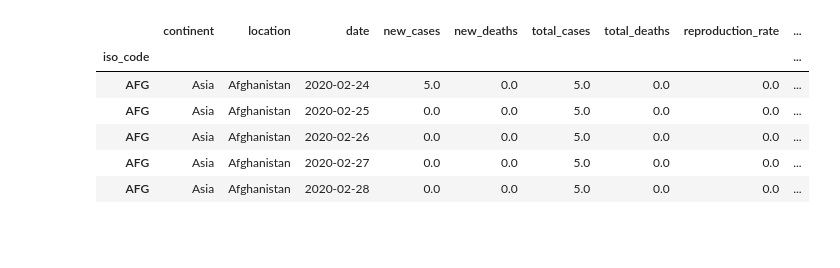
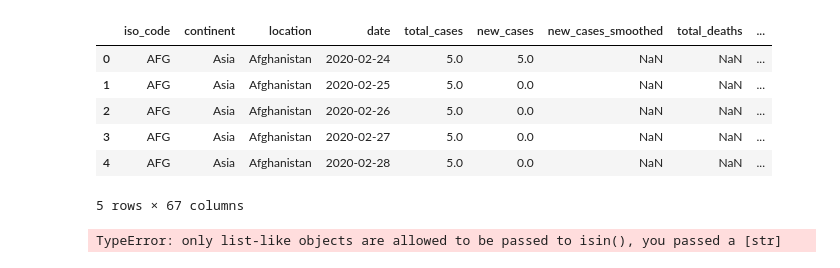
Before and after one commit to ajdelcarpiogom/FinalProject, a Jupyter notebook: Top_5_covid-19_countries.ipynb, the cells around one changed output. Saved outputs shown, nothing was run; the diff lists cells and outputs as text; code cells hidden in the pictures; blank space fills up the shorter version.

```diff
--- a/Top_5_covid-19_countries.ipynb
+++ b/Top_5_covid-19_countries.ipynb
@@ -2,17 +2,34 @@
 import pandas as pd
 import numpy as np
 # %%
-# Import the cleaned Data from our Repo Github
-url ="https://raw.githubusercontent.com/ajdelcarpiogom/FinalProject/main/cleaned_data_andrea.csv"
+### Loading the data
+df = pd.read_csv("owid-covid-data.csv")
+df.head()
 
-df = pd.read_csv(url,index_col=0,parse_dates=[0])
+### We also want to make sure we fix the date column.
+df["date"] = pd.to_datetime(df["date"])
 
-df.head(5)
+df.head()
 # %% [output]
-|  | continent | location | date | new_cases | new_deaths | total_cases | total_deaths | reproduction_rate | ... |
-| iso_code |  |  |  |  |  |  |  |  | ... |
-| AFG | Asia | Afghanistan | 2020-02-24 | 5.0 | 0.0 | 5.0 | 0.0 | 0.0 | ... |
-| AFG | Asia | Afghanistan | 2020-02-25 | 0.0 | 0.0 | 5.0 | 0.0 | 0.0 | ... |
-| AFG | Asia | Afghanistan | 2020-02-26 | 0.0 | 0.0 | 5.0 | 0.0 | 0.0 | ... |
-| AFG | Asia | Afghanistan | 2020-02-27 | 0.0 | 0.0 | 5.0 | 0.0 | 0.0 | ... |
-| AFG | Asia | Afghanistan | 2020-02-28 | 0.0 | 0.0 | 5.0 | 0.0 | 0.0 | ... |
+|  | iso_code | continent | location | date | total_cases | new_cases | new_cases_smoothed | total_deaths | ... |
+| 0 | AFG | Asia | Afghanistan | 2020-02-24 | 5.0 | 5.0 | NaN | NaN | ... |
+| 1 | AFG | Asia | Afghanistan | 2020-02-25 | 5.0 | 0.0 | NaN | NaN | ... |
+| 2 | AFG | Asia | Afghanistan | 2020-02-26 | 5.0 | 0.0 | NaN | NaN | ... |
+| 3 | AFG | Asia | Afghanistan | 2020-02-27 | 5.0 | 0.0 | NaN | NaN | ... |
+| 4 | AFG | Asia | Afghanistan | 2020-02-28 | 5.0 | 0.0 | NaN | NaN | ... |
+5 rows × 67 columns
+# %%
+#Based on the Machine learning we divied the dataset in 3 groupes depending on the number of case :
+# low, medium and High
+# we randomly selectec 6 countries as below
+# Low : Cyprus, Dominican Republic
+# med : jersey, Gambia
+# high : Palestine, Oman
+### Selection the continent we want to Analyse (America is divided in North America and South America)
+# ### Selection the continent we want to Analyse (America is divided in North America and South America)
+
+countries_hml = "Cyprus", "Dominican Republic", "jersey", "Gambia", "Palestine", "Oman"
+countries_hml = df[countries_df['location'].isin(countries_hml)]
+countries_hml.head()
+# %% [output]
+TypeError: only list-like objects are allowed to be passed to isin(), you passed a [str]
```
Also changed, not shown: parts of 8 cells of this notebook, 3 other files.
